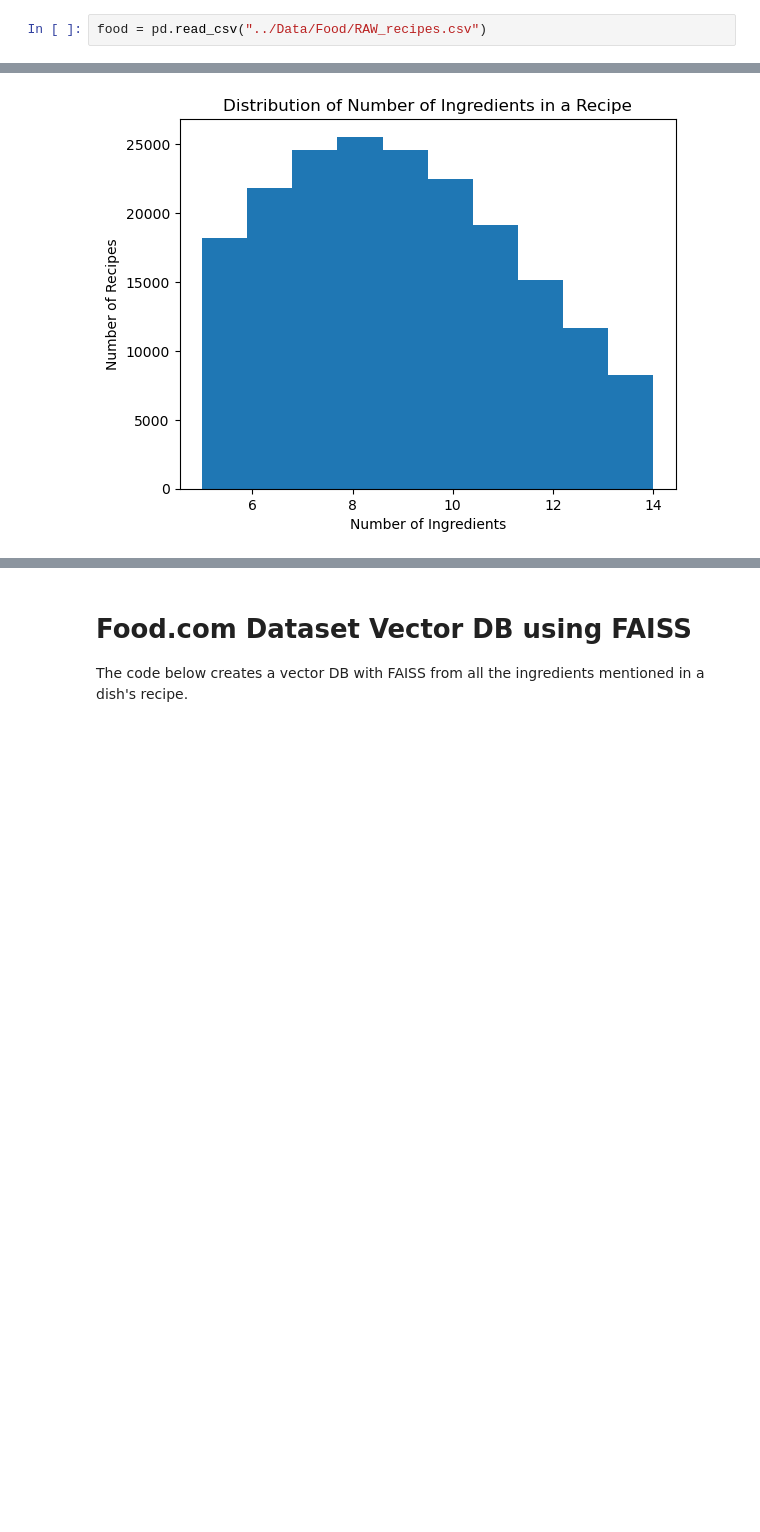
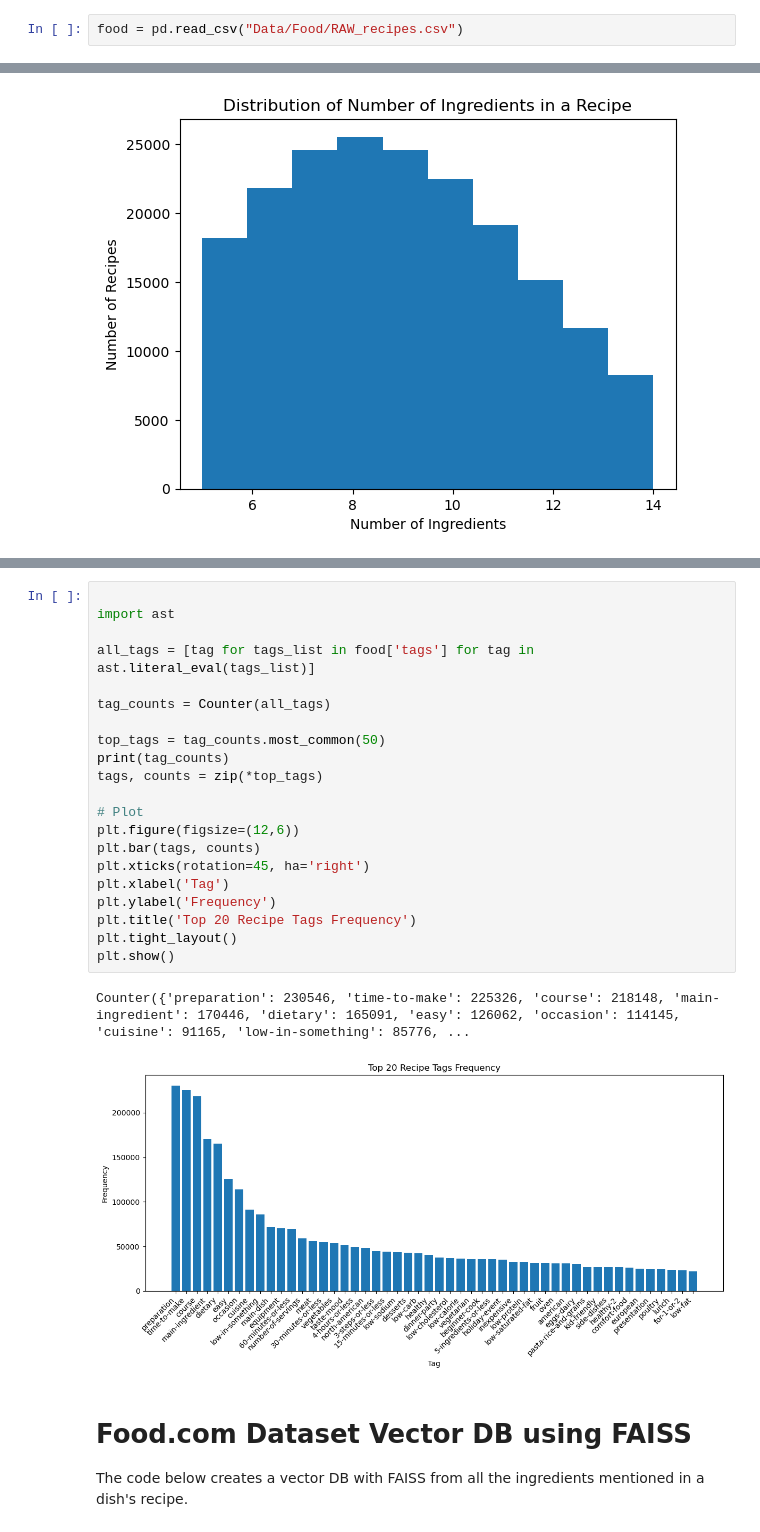
Before and after one commit to riyosha/cookerooni, a Jupyter notebook: EDA/EDA.ipynb, the cells around one changed output, grey strips where cells are left out. Saved outputs shown, nothing was run; the diff lists cells and outputs as text; blank space fills up the shorter version.

```diff
--- a/EDA/EDA.ipynb
+++ b/EDA/EDA.ipynb
@@ -128,7 +56,7 @@ Link: www.cookbooks.com/Recipe-Details.aspx?id=636051
 # %%
 import matplotlib.pyplot as plt
 # %%
-food = pd.read_csv("../Data/Food/RAW_recipes.csv")
+food = pd.read_csv("Data/Food/RAW_recipes.csv")
 # %%
 # prep time distribution
 
@@ -189,3 +136,27 @@ plt.barh(food['tags'])
+# %%
+
+import ast
+
+all_tags = [tag for tags_list in food['tags'] for tag in ast.literal_eval(tags_list)]
+
+tag_counts = Counter(all_tags)
+
+top_tags = tag_counts.most_common(50)
+print(tag_counts)
+tags, counts = zip(*top_tags)
+
+# Plot
+plt.figure(figsize=(12,6))
+plt.bar(tags, counts)
+plt.xticks(rotation=45, ha='right')
+plt.xlabel('Tag')
+plt.ylabel('Frequency')
+plt.title('Top 20 Recipe Tags Frequency')
+plt.tight_layout()
+plt.show()
+# %% [output]
+Counter({'preparation': 230546, 'time-to-make': 225326, 'course': 218148, 'main-ingredient': 170446, 'dietary': 165091, 'easy': 126062, 'occasion': 114145, 'cuisine': 91165, 'low-in-something': 85776, ...
+[figure, added]
 # %% [markdown]
 # Food.com Dataset Vector DB using FAISS
 
```
Also changed, not shown: parts of 25 cells of this notebook, 1 other file.
